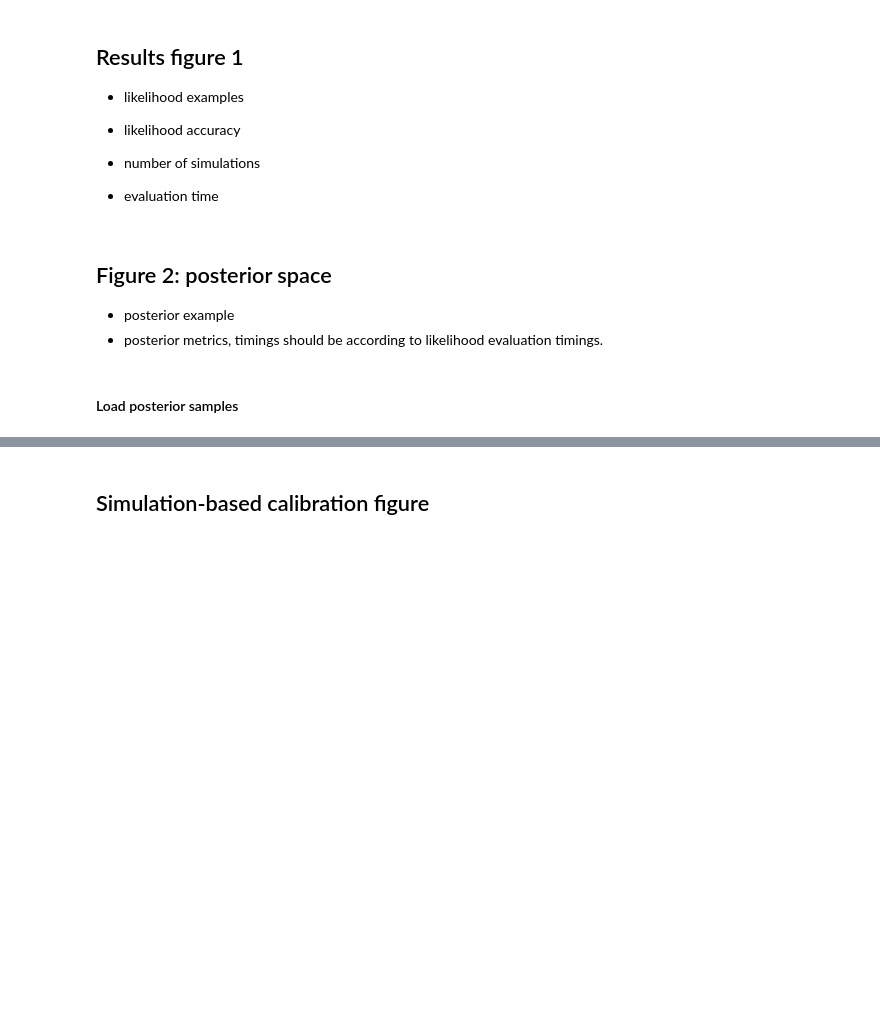
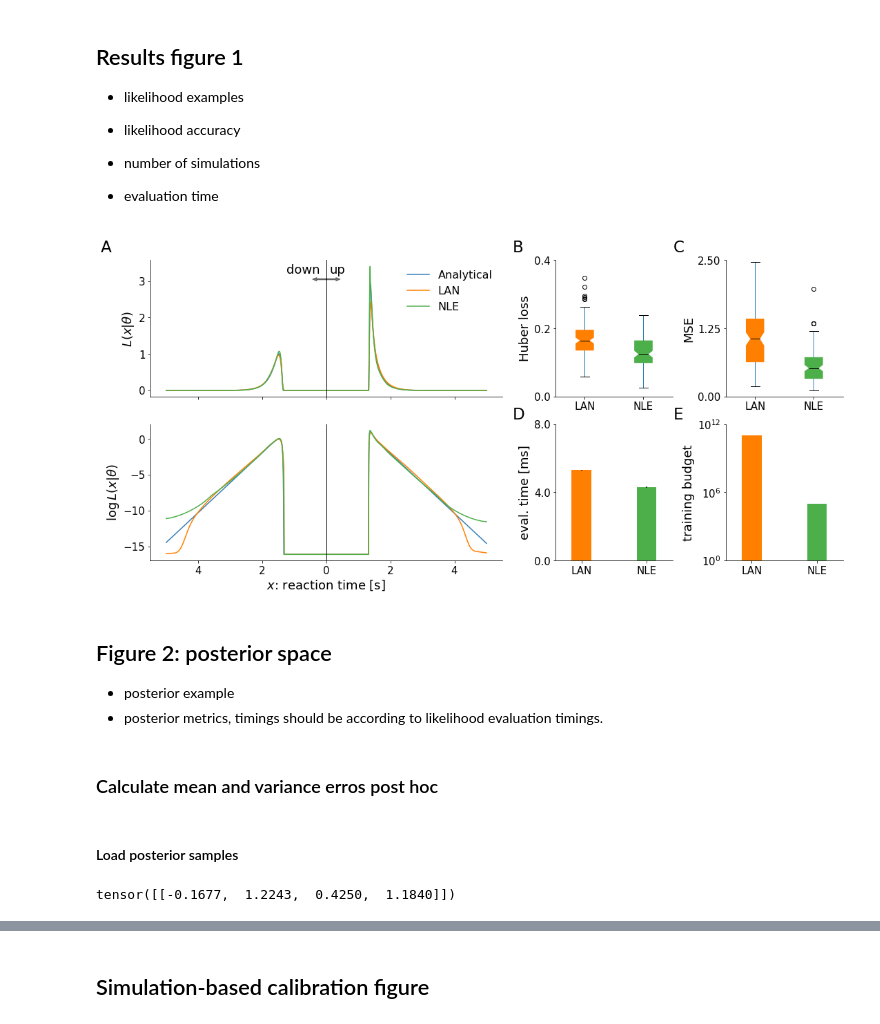
Before and after one commit to sbi-benchmark/sbibm, a Jupyter notebook: lan_nle_comparison/LAN-NLE-Figures.ipynb, the cells around one changed output, grey strips where cells are left out. Cells and saved outputs as stored; diff of their text form; code cells hidden in the pictures; blank space fills up the shorter version.

Commit message:
update figures nb and pretrained script.

```diff
--- a/lan_nle_comparison/LAN-NLE-Figures.ipynb
+++ b/lan_nle_comparison/LAN-NLE-Figures.ipynb
@@ -352,36 +369,38 @@ plt.sca(ax[1, 2])
 ddd.plot.bar(x="method", y="training budget", color=colors[1:3], ax=ax[1, 2],
              rot=0, width=box_widths[0])
 plt.xlabel('')
 plt.ylabel("training budget")
 plt.legend("")
 plt.yscale("log")
 plt.ylim(5e4, 1e11)
-plt.yticks(np.logspace(5, 11, 3), [r"$10^5$",
-                                   r"$10^8$",
+plt.yticks(np.logspace(0, 12, 3), [r"$10^0$",
+                                   r"$10^6$",
 #                                    r"$10^6$",r"$10^7$",r"$10^8$",r"$10^9$",
-                                   r"$10^{11}$"])
+                                   r"$10^{12}$"])
 
 ddd = pd.DataFrame({'method': ["LAN", "NLE"], 'rt': [lan_rts.mean(), nle_rts.mean()]})
 plt.sca(ax[1, 1])
 ddd.plot.bar(x="method", y="rt", color=colors[1:3], ax=ax[1, 1],
              rot=0, width=box_widths[0],
             yerr=[lan_rts.std()/np.sqrt(reps), nle_rts.std()/np.sqrt(reps)])
 plt.xlabel('')
 plt.ylabel("eval. time [ms]")
 plt.legend("")
 plt.yticks(np.linspace(0, 8, 3), np.linspace(0, 8, 3))
 
 weight = "regular"
 fontsize = 23
 y1 = 0.9
 x1 = 0.07
 fig.text(x1, y1, "A", fontsize=fontsize, fontweight=weight)
 fig.text(x1 + 0.46, y1, "B", fontsize=fontsize, fontweight=weight)
 fig.text(x1 + 0.64, y1, "C", fontsize=fontsize, fontweight=weight)
 fig.text(x1 + 0.46, y1 - 0.42, "D", fontsize=fontsize, fontweight=weight)
 fig.text(x1 + 0.64, y1 - 0.42, "E", fontsize=fontsize, fontweight=weight);
 plt.tight_layout()
 fig.savefig("LAN-NLE-likelihood-comparison.png", dpi=300, bbox_inches="tight");
+# %% [output]
+[figure, added]
 # %% [markdown]
 ## Figure 2: posterior space
 
@@ -422,0 +441,2 @@ df = pd.concat([
+# %% [markdown]
+### Calculate mean and variance erros post hoc
@@ -423,7 +473,7 @@ df = pd.concat([
 # %% [markdown]
 #### Load posterior samples
 # %%
-obs = 11
+obs = 211
 labels = ["LAN-KDE", "NLE"]
 cols = ["MEANERR", "VARERR", "C2ST", "RT"]
 paths = []
@@ -439,6 +489,8 @@ ss = [
      ] + [get_ndarray_from_csv(path+"/posterior_samples.csv.bz2") for path in paths]
 
 print(sbibm.get_task("ddm").get_true_parameters(obs))
+# %% [output]
+tensor([[-0.1677,  1.2243,  0.4250,  1.1840]])
 # %%
 fig = plt.figure(figsize=(18, 8))
 outer_grid = fig.add_gridspec(1, 2, wspace=0.2, hspace=0, width_ratios=[.6, .4])
```
Also changed, not shown: parts of 54 cells of this notebook, 1 other file.
